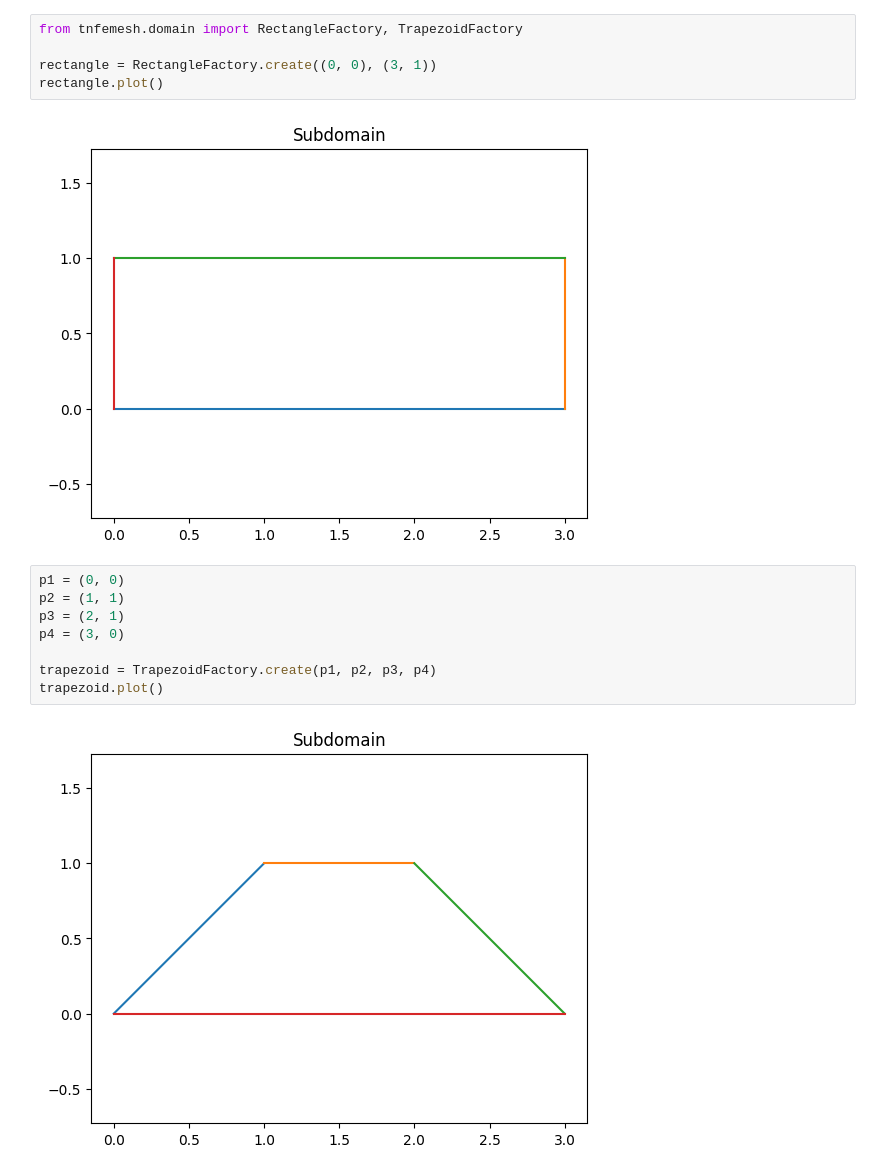
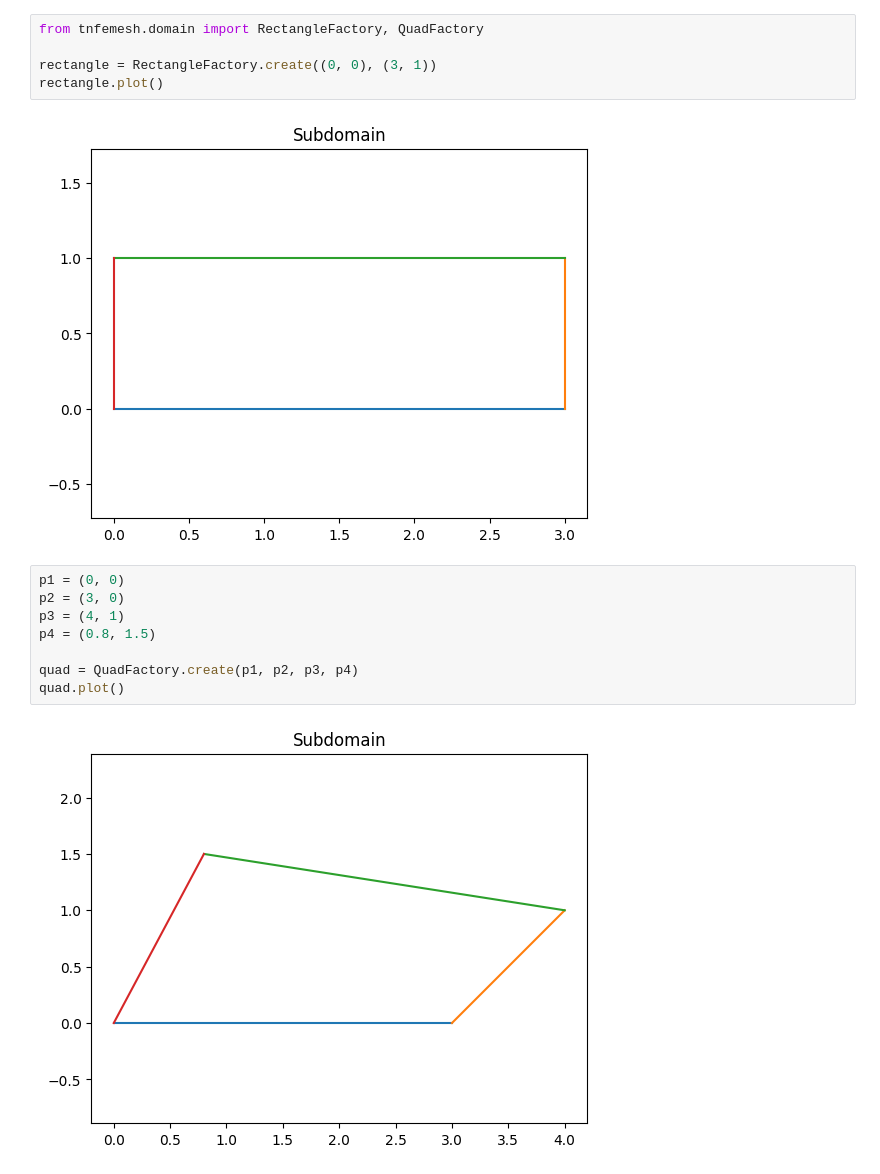
Before and after one commit to MazenAli/TT-FEMesh, a Jupyter notebook: notebooks/prototyping.ipynb, the cells around one changed output. Cells and saved outputs as stored; diff of their text form.

Commit message:
refac (domain): modify subdomains and curves

```diff
--- a/notebooks/prototyping.ipynb
+++ b/notebooks/prototyping.ipynb
@@ -61,5 +68,5 @@ plt.show()
 # %%
-from tnfemesh.domain import RectangleFactory, TrapezoidFactory
+from tnfemesh.domain import RectangleFactory, QuadFactory
 
 rectangle = RectangleFactory.create((0, 0), (3, 1))
 rectangle.plot()
@@ -67,11 +74,11 @@ rectangle.plot()
 [figure]
 # %%
 p1 = (0, 0)
-p2 = (1, 1)
-p3 = (2, 1)
-p4 = (3, 0)
+p2 = (3, 0)
+p3 = (4, 1)
+p4 = (0.8, 1.5)
 
-trapezoid = TrapezoidFactory.create(p1, p2, p3, p4)
-trapezoid.plot()
+quad = QuadFactory.create(p1, p2, p3, p4)
+quad.plot()
 # %% [output]
-[figure, old version]
+[figure, new version]
```
Also changed, not shown: parts of 3 cells of this notebook, 7 other files.
